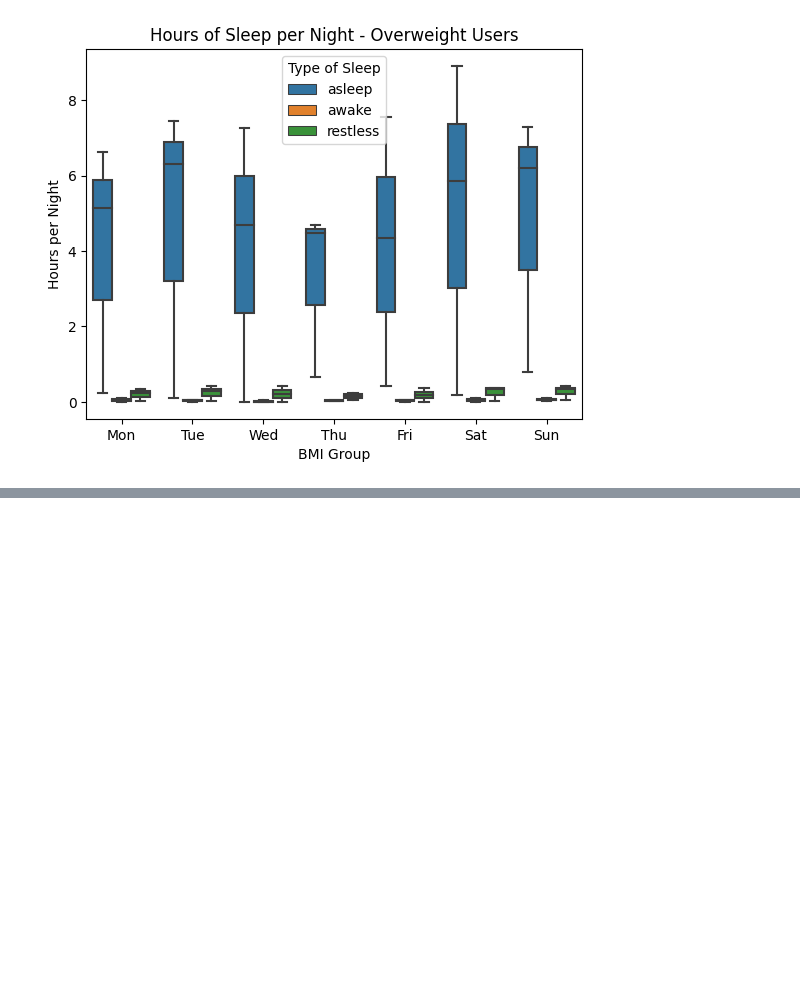
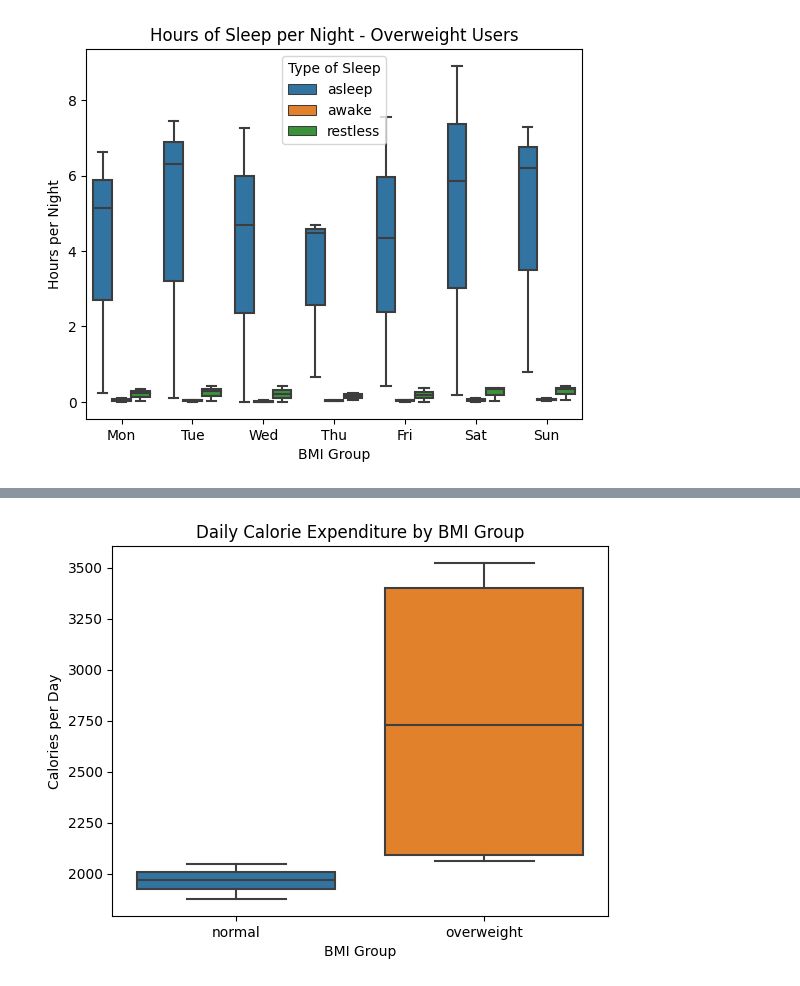
Before and after one commit to paulgreber/WellnessAnalysis, a Jupyter notebook: wellness_analysis.ipynb, the cells around one changed output, grey strips where cells are left out. Drawn from its saved outputs; the diff is of its cells as text; code cells hidden in the pictures; blank space fills up the shorter version.

```diff
--- a/wellness_analysis.ipynb
+++ b/wellness_analysis.ipynb
@@ -1160,0 +1166,3 @@ plt.show()
+# %%
+bmi_calories = calories.query("Id in @normal_weight_users or Id in @overweight_users")
+bmi_calories.head()
@@ -1160,0 +1176,10 @@ plt.show()
+# %%
+total_days = (bmi_calories['datetime'].max() - bmi_calories['datetime'].min()).days
+# %%
+bmi_calories_day = bmi_calories.drop(columns=['datetime'], axis=1)
+bmi_calories_day = bmi_calories_day.groupby(['Id']).sum(numeric_only=True)
+bmi_calories_day = bmi_calories_day.reset_index()
+bmi_calories_day = bmi_calories_day.rename(columns={'Calories':'total_calories'})
+bmi_calories_day['calories_per_day'] = bmi_calories_day['total_calories'] / total_days
+bmi_calories_day = calc_bmi_group(bmi_calories_day)
+bmi_calories_day.head()
@@ -1160,0 +1193,13 @@ plt.show()
+# %%
+sns.boxplot(
+    data=bmi_calories_day,
+    y='calories_per_day',
+    x='bmi_group'
+).set(
+    title="Daily Calorie Expenditure by BMI Group",
+    xlabel="BMI Group",
+    ylabel="Calories per Day"
+)
+plt.show()
+# %% [output]
+[figure, added]
```
Also changed, not shown: parts of 21 cells of this notebook, 1 other file.
